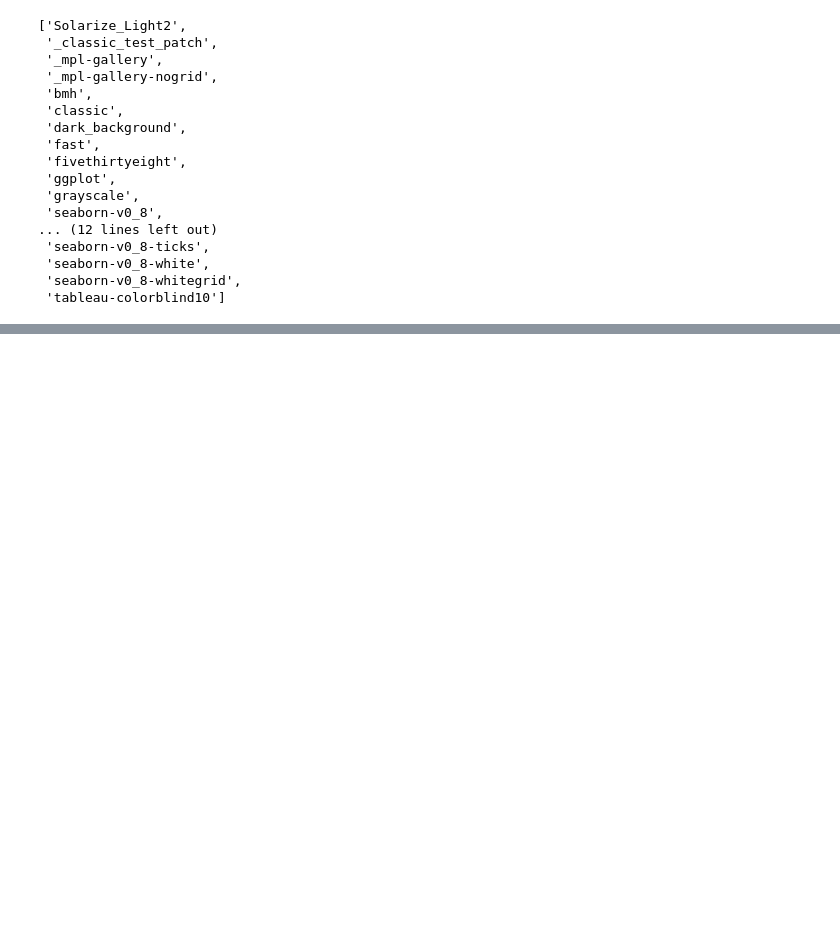
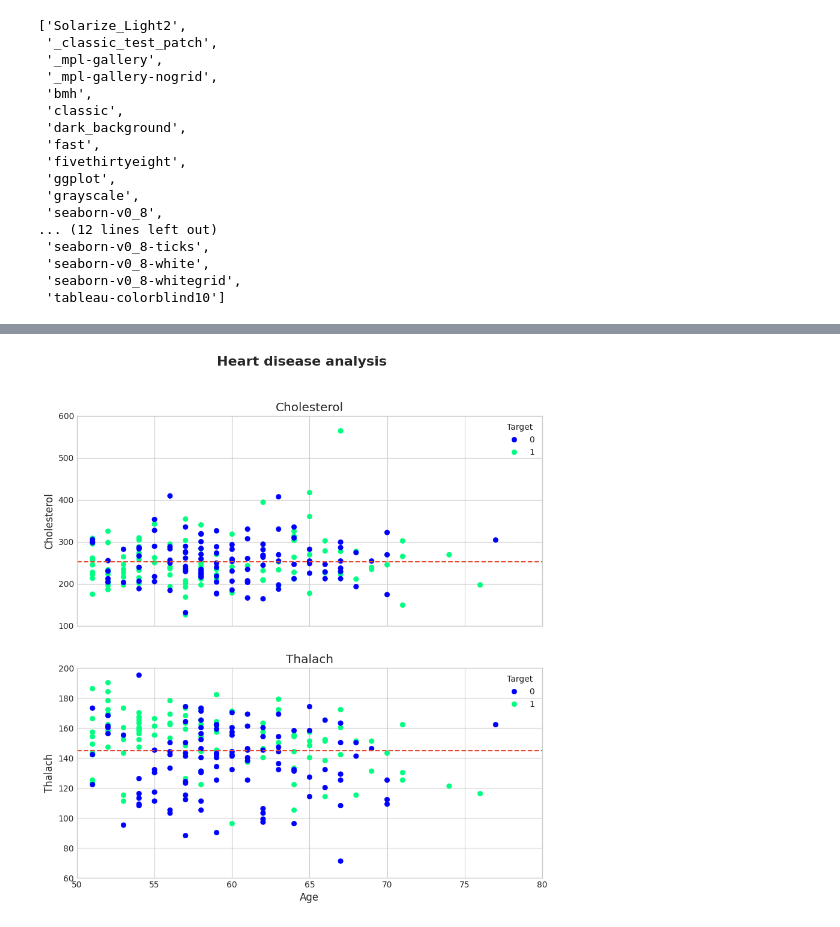
Before and after one commit to dabo22/udemy_ml, a Jupyter notebook: section 8 - visuals/heart-disease.ipynb, the cells around one changed output, grey strips where cells are left out. Saved outputs shown, nothing was run; the diff lists cells and outputs as text; code cells hidden in the pictures; blank space fills up the shorter version.

```diff
--- a/section 8 - visuals/heart-disease.ipynb
+++ b/section 8 - visuals/heart-disease.ipynb
@@ -158,0 +173,18 @@ ax.legend().set_visible(True)
+# %%
+# subplot of chol, age, thalac
+fig, ax = plt.subplots(nrows=2, ncols = 1, figsize=(10,10), sharex=True)
+
+scatter = ax[0].scatter(x=over_50["age"], y=over_50["chol"], c=over_50["target"], cmap="winter")
+
+ax[0].set(title="Cholesterol", ylabel="Cholesterol", ylim=(100,600))
+ax[0].legend(*scatter.legend_elements(), title="Target")
+ax[0].axhline(y=over_50["chol"].mean(), linestyle='--')
+
+scatter = ax[1].scatter(x=over_50["age"], y=over_50["thalach"], c=over_50["target"], cmap="winter")
+ax[1].set(title="Thalach", xlabel="Age", ylabel="Thalach", xlim=(50,80), ylim=(60,200))
+ax[1].legend(*scatter.legend_elements(), title="Target")
+ax[1].axhline(y=over_50["thalach"].mean(), linestyle='--');
+
+fig.suptitle("Heart disease analysis", fontsize= 16, fontweight="bold");
+# %% [output]
+[figure, added]
```
Also changed, not shown: parts of 10 cells of this notebook.
